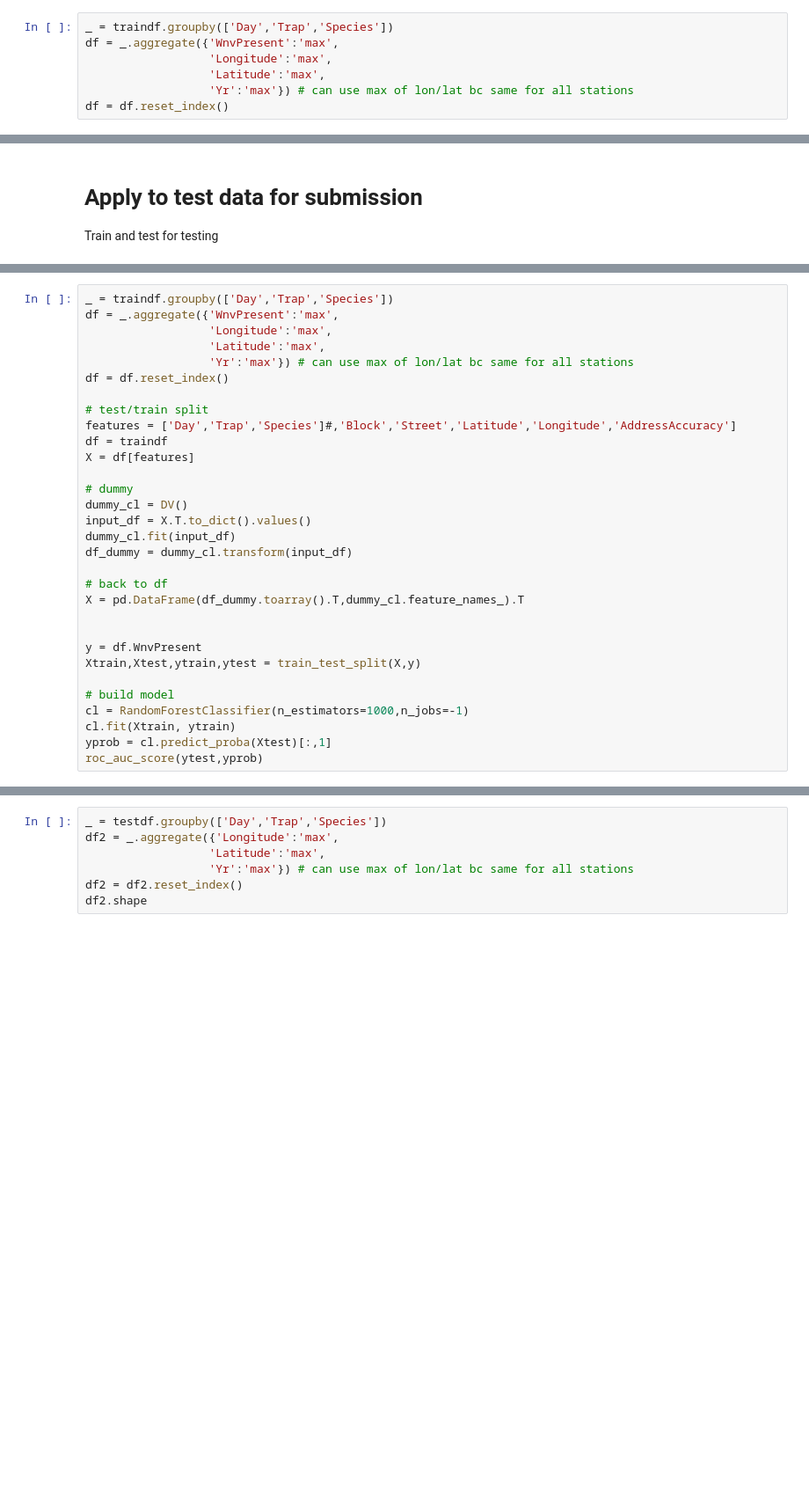
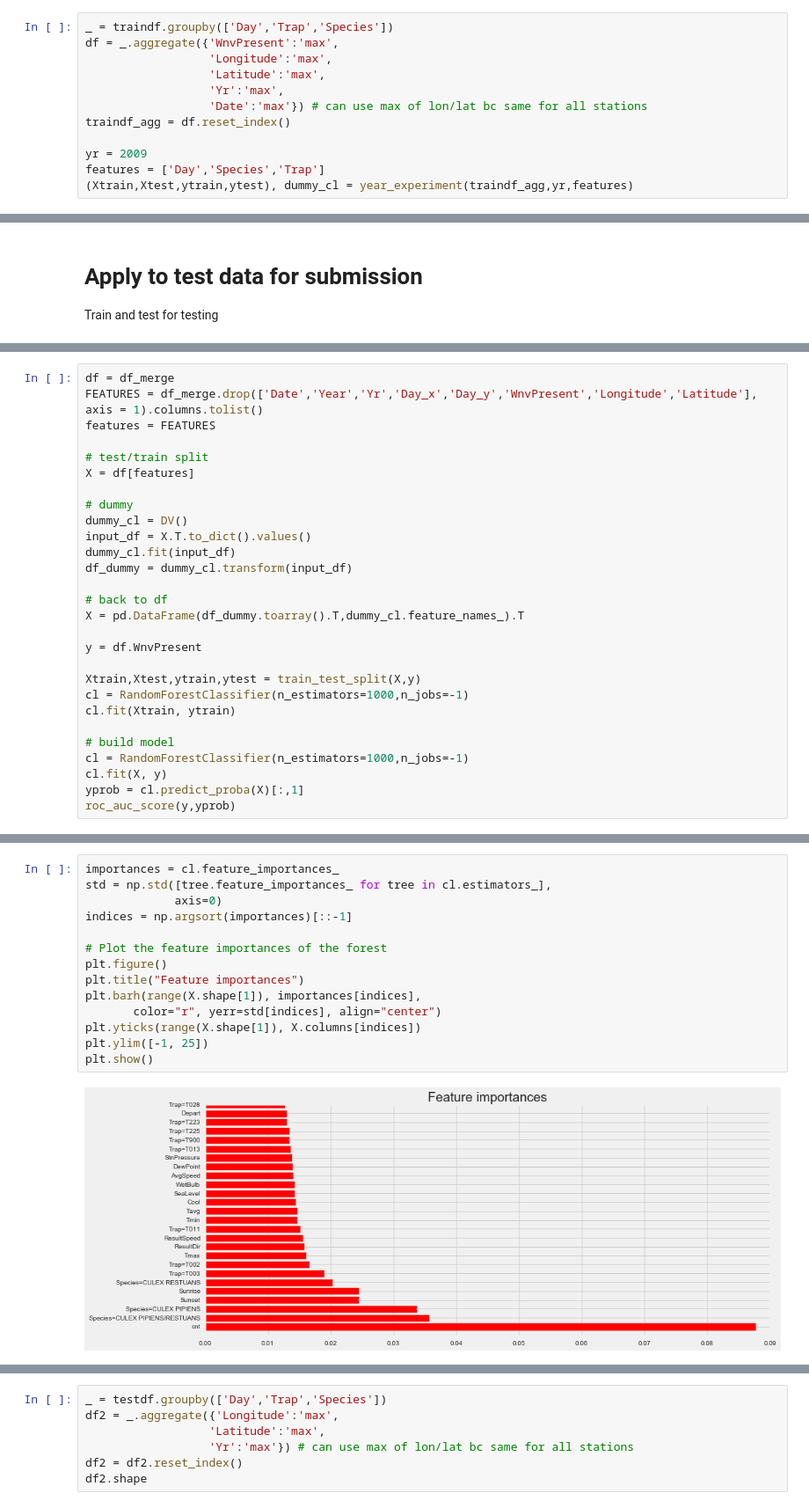
Before and after one commit to scottcode/west-nile-virus-prediction, a Jupyter notebook: src/01_data_exploration.ipynb, the cells around one changed output, grey strips where cells are left out. Shown at 88% size. Saved outputs shown, nothing was run; the diff lists cells and outputs as text; blank space fills up the shorter version.

```diff
--- a/src/01_data_exploration.ipynb
+++ b/src/01_data_exploration.ipynb
@@ -188,5 +239,10 @@ _ = traindf.groupby(['Day','Trap','Species'])
 df = _.aggregate({'WnvPresent':'max',
                   'Longitude':'max',
                   'Latitude':'max',
-                  'Yr':'max'}) # can use max of lon/lat bc same for all stations
-df = df.reset_index()
+                  'Yr':'max',
+                  'Date':'max'}) # can use max of lon/lat bc same for all stations
+traindf_agg = df.reset_index()
+
+yr = 2009
+features = ['Day','Species','Trap']
+(Xtrain,Xtest,ytrain,ytest), dummy_cl = year_experiment(traindf_agg,yr,features)
@@ -273,14 +525,9 @@ Train and test for testing
 # %%
-_ = traindf.groupby(['Day','Trap','Species'])
-df = _.aggregate({'WnvPresent':'max',
-                  'Longitude':'max',
-                  'Latitude':'max',
-                  'Yr':'max'}) # can use max of lon/lat bc same for all stations
-df = df.reset_index()
+df = df_merge
+FEATURES = df_merge.drop(['Date','Year','Yr','Day_x','Day_y','WnvPresent','Longitude','Latitude'], axis = 1).columns.tolist()
+features = FEATURES
 
 # test/train split
-features = ['Day','Trap','Species']#,'Block','Street','Latitude','Longitude','AddressAccuracy']
-df = traindf
 X = df[features]
 
 # dummy
@@ -292,13 +539,15 @@ df_dummy = dummy_cl.transform(input_df)
 # back to df
 X = pd.DataFrame(df_dummy.toarray().T,dummy_cl.feature_names_).T
 
+y = df.WnvPresent
 
-y = df.WnvPresent
 Xtrain,Xtest,ytrain,ytest = train_test_split(X,y)
+cl = RandomForestClassifier(n_estimators=1000,n_jobs=-1)
+cl.fit(Xtrain, ytrain)
 
 # build model
 cl = RandomForestClassifier(n_estimators=1000,n_jobs=-1)
-cl.fit(Xtrain, ytrain)
-yprob = cl.predict_proba(Xtest)[:,1]
-roc_auc_score(ytest,yprob)
+cl.fit(X, y)
+yprob = cl.predict_proba(X)[:,1]
+roc_auc_score(y,yprob)
 # %% [output]
@@ -305,0 +564,16 @@ roc_auc_score(ytest,yprob)
+# %%
+importances = cl.feature_importances_
+std = np.std([tree.feature_importances_ for tree in cl.estimators_],
+             axis=0)
+indices = np.argsort(importances)[::-1]
+
+# Plot the feature importances of the forest
+plt.figure()
+plt.title("Feature importances")
+plt.barh(range(X.shape[1]), importances[indices],
+       color="r", yerr=std[indices], align="center")
+plt.yticks(range(X.shape[1]), X.columns[indices])
+plt.ylim([-1, 25])
+plt.show()
+# %% [output]
+[figure, added]
```
Also changed, not shown: parts of 40 cells of this notebook, 10 other files.
